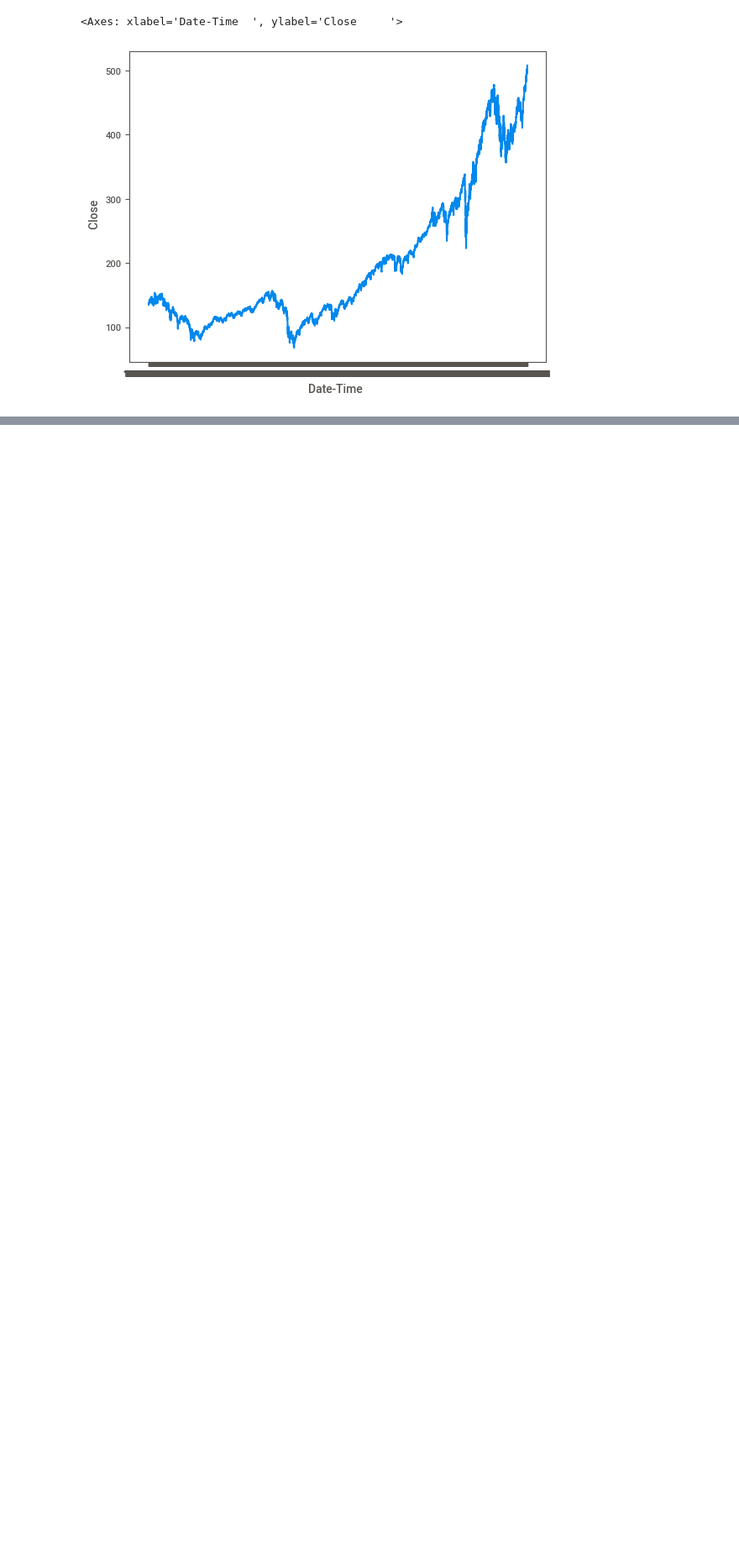
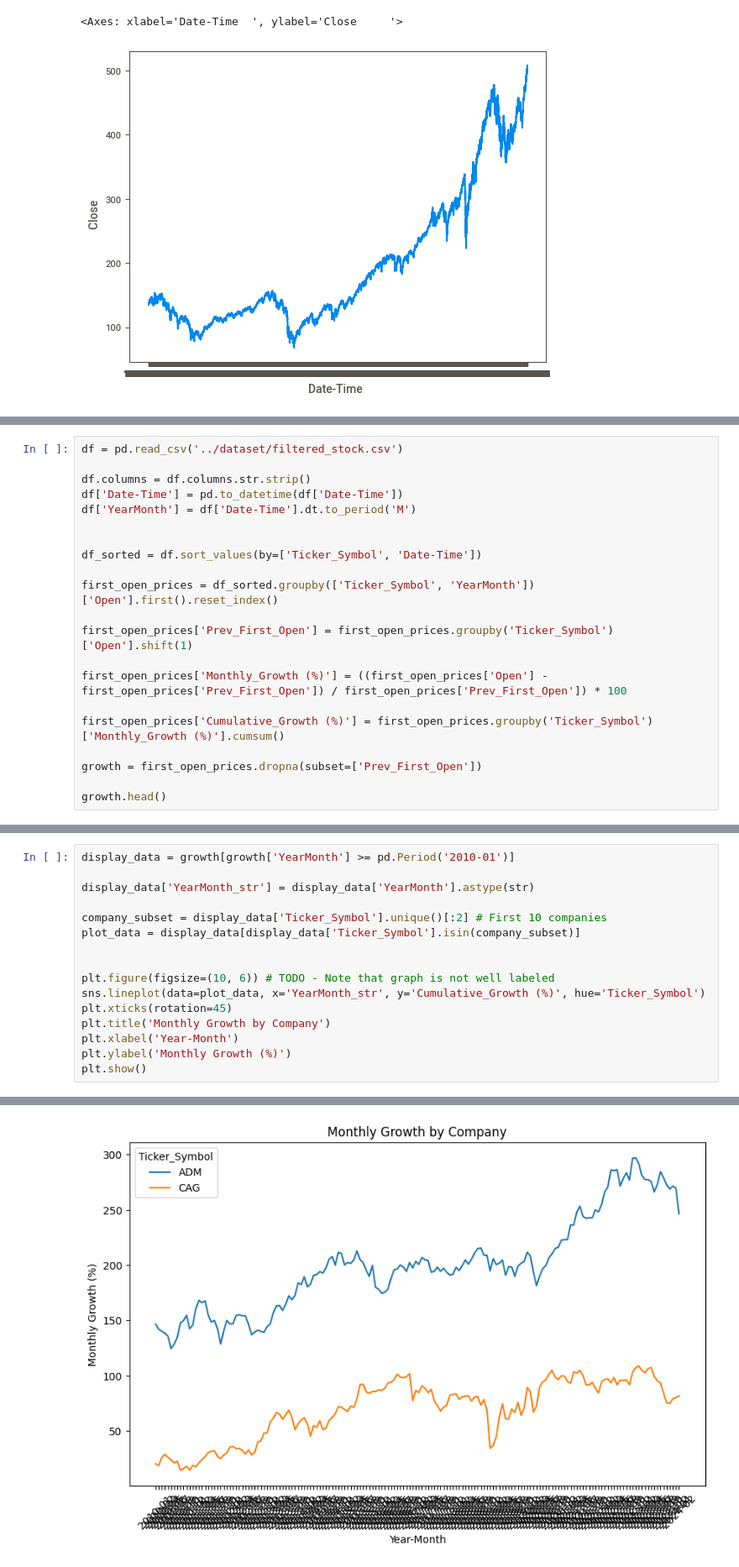
Before and after one commit to SAT-Enjoyers/citadel-datathon, a Jupyter notebook: eda/analyse_stocks.ipynb, the cells around one changed output, grey strips where cells are left out. Shown at 84% size. Drawn from its saved outputs; the diff is of its cells as text; blank space fills up the shorter version.

Commit message:
Add monthly growth

```diff
--- a/eda/analyse_stocks.ipynb
+++ b/eda/analyse_stocks.ipynb
@@ -81,0 +84,21 @@ Name: Date-Time  , Length: 6117, dtype: object
+# %%
+df = pd.read_csv('../dataset/filtered_stock.csv')
+
+df.columns = df.columns.str.strip()
+df['Date-Time'] = pd.to_datetime(df['Date-Time'])
+df['YearMonth'] = df['Date-Time'].dt.to_period('M')
+
+
+df_sorted = df.sort_values(by=['Ticker_Symbol', 'Date-Time'])
+
+first_open_prices = df_sorted.groupby(['Ticker_Symbol', 'YearMonth'])['Open'].first().reset_index()
+
+first_open_prices['Prev_First_Open'] = first_open_prices.groupby('Ticker_Symbol')['Open'].shift(1)
+
+first_open_prices['Monthly_Growth (%)'] = ((first_open_prices['Open'] - first_open_prices['Prev_First_Open']) / first_open_prices['Prev_First_Open']) * 100
+
+first_open_prices['Cumulative_Growth (%)'] = first_open_prices.groupby('Ticker_Symbol')['Monthly_Growth (%)'].cumsum()
+
+growth = first_open_prices.dropna(subset=['Prev_First_Open'])
+
+growth.head()
@@ -81,0 +114,17 @@ Name: Date-Time  , Length: 6117, dtype: object
+# %%
+display_data = growth[growth['YearMonth'] >= pd.Period('2010-01')]
+
+display_data['YearMonth_str'] = display_data['YearMonth'].astype(str)
+
+company_subset = display_data['Ticker_Symbol'].unique()[:2] # First 10 companies
+plot_data = display_data[display_data['Ticker_Symbol'].isin(company_subset)]
+
+
+plt.figure(figsize=(10, 6)) # TODO - Note that graph is not well labeled
+sns.lineplot(data=plot_data, x='YearMonth_str', y='Cumulative_Growth (%)', hue='Ticker_Symbol')
+plt.xticks(rotation=45)
+plt.title('Monthly Growth by Company')
+plt.xlabel('Year-Month')
+plt.ylabel('Monthly Growth (%)')
+plt.show()
+# %% [output]
@@ -81,0 +136 @@ Name: Date-Time  , Length: 6117, dtype: object
+[figure, added]
```
Also changed, not shown: parts of 4 cells of this notebook.
